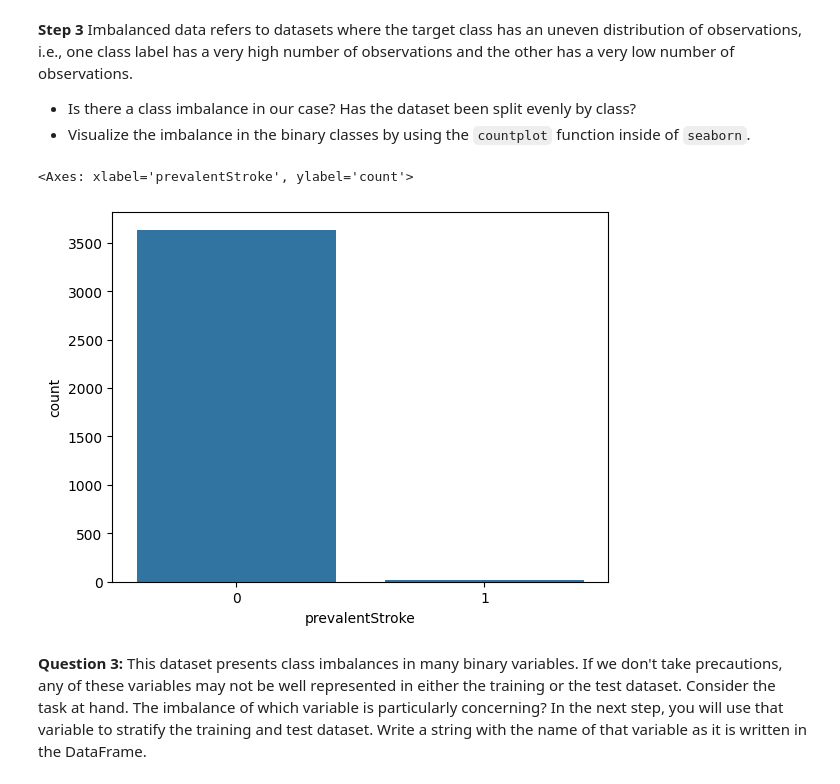
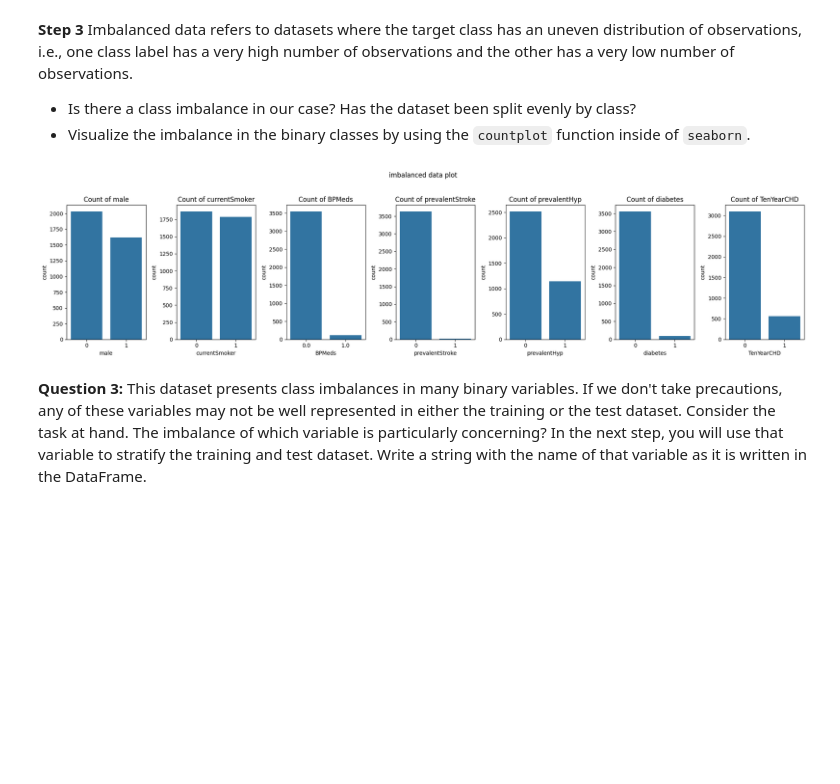
Before and after one commit to juulCoding04/AI_assignment, a Jupyter notebook: Assignment - Imbalanced Data/notebooks/1- Imbalanced_Data.ipynb, the cells around one changed output. Cells and saved outputs as stored; diff of their text form; code cells hidden in the pictures; blank space fills up the shorter version.

Commit message:
cleaning up plots in step 3

```diff
--- a/Assignment - Imbalanced Data/notebooks/1- Imbalanced_Data.ipynb
+++ b/Assignment - Imbalanced Data/notebooks/1- Imbalanced_Data.ipynb
@@ -129,17 +129,20 @@ Stratifying a dataset by one variable means that you want to separate the datase
 Imbalanced data refers to datasets where the target class has an uneven distribution of observations, i.e., one class label has a very high number of observations and the other has a very low number of observations.
 - Is there a class imbalance in our case? Has the dataset been split evenly by class?
 - Visualize the imbalance in the binary classes by using the `countplot` function inside of `seaborn`.
-# %%
-# sns.countplot(x='male', data=data_cleaned)
-# sns.countplot(x='currentSmoker', data=data_cleaned)
-# sns.countplot(x='BPMeds', data=data_cleaned)
-sns.countplot(x='prevalentStroke', data=data_cleaned)
-# sns.countplot(x='prevalentHyp', data=data_cleaned)
-# sns.countplot(x='diabetes', data=data_cleaned)
-# sns.countplot(x='TenYearCHD', data=data_cleaned)
-# %% [output]
-<Axes: xlabel='prevalentStroke', ylabel='count'>
-[figure, removed]
+# %%
+columns = ['male', 'currentSmoker', 'BPMeds', 'prevalentStroke', 'prevalentHyp', 'diabetes', 'TenYearCHD']
+
+fig, axes = plt.subplots(1, len(columns), figsize=(20, 5))
+fig.suptitle("imbalanced data plot")
+
+for col, ax in zip(columns, axes):
+    sns.countplot(x=col, data=data_cleaned, ax=ax)
+    ax.set_title(f"Count of {col}")
+
+plt.tight_layout(rect=[0, 0, 1, 0.95])
+plt.show()
+# %% [output]
+[figure, added]
 # %% [markdown]
 **Question 3:** This dataset presents class imbalances in many binary variables. If we don't take precautions, any of these variables may not be well represented in either the training or the test dataset. Consider the task at hand. The imbalance of which variable is particularly concerning? In the next step, you will use that variable to stratify the training and test dataset.
 Write a string with the name of that variable as it is written in the DataFrame.
```
Also changed, not shown: parts of 2 cells of this notebook, 2 other files.
